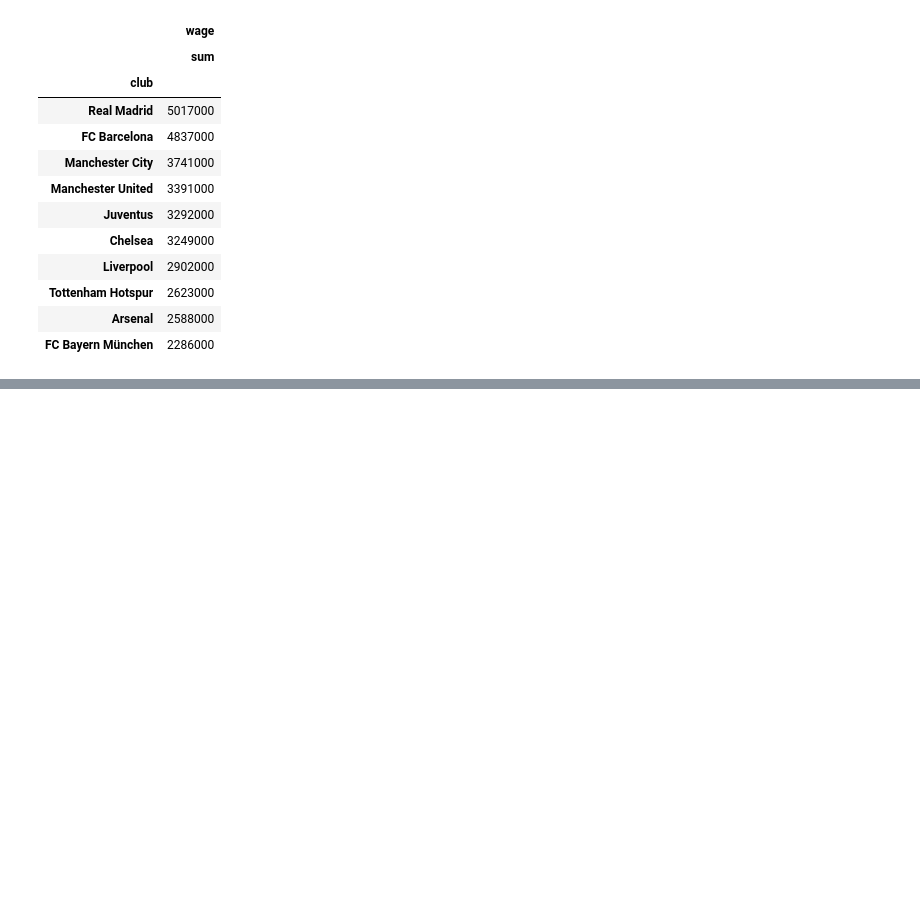
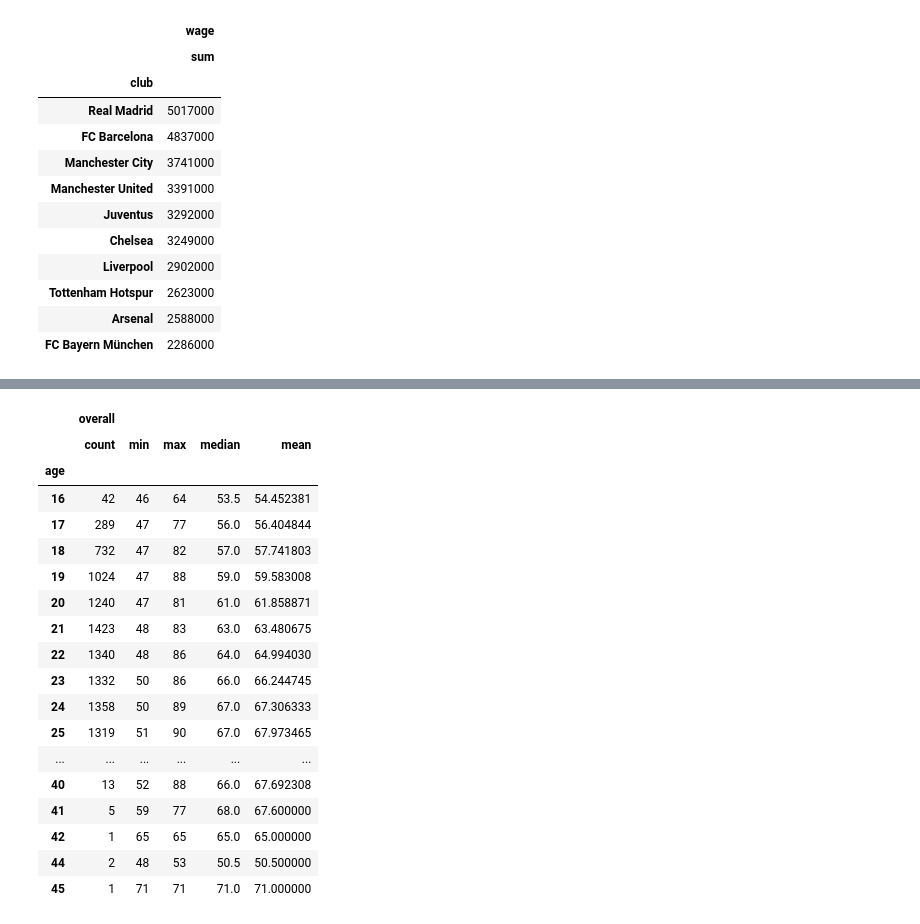
Before and after one commit to Mvital74/datasharing, a Jupyter notebook: exercicio_9.ipynb, the cells around one changed output, grey strips where cells are left out. Cells and saved outputs as stored; diff of their text form; code cells hidden in the pictures; blank space fills up the shorter version.

```diff
--- a/exercicio_9.ipynb
+++ b/exercicio_9.ipynb
@@ -367,0 +385,23 @@ df_gasto_clube.sort_values(('wage', 'sum'), ascending=False).head(10)
+# %%
+df_overall_age = df_fifa18_slice.groupby(['age']).agg({'overall':['count','min', 'max', 'median', 'mean']})
+df_overall_age
+# %% [output]
+|  | overall |  |  |  |  |
+|  | count | min | max | median | mean |
+| age |  |  |  |  |  |
+| 16 | 42 | 46 | 64 | 53.5 | 54.452381 |
+| 17 | 289 | 47 | 77 | 56.0 | 56.404844 |
+| 18 | 732 | 47 | 82 | 57.0 | 57.741803 |
+| 19 | 1024 | 47 | 88 | 59.0 | 59.583008 |
+| 20 | 1240 | 47 | 81 | 61.0 | 61.858871 |
+| 21 | 1423 | 48 | 83 | 63.0 | 63.480675 |
+| 22 | 1340 | 48 | 86 | 64.0 | 64.994030 |
+| 23 | 1332 | 50 | 86 | 66.0 | 66.244745 |
+| 24 | 1358 | 50 | 89 | 67.0 | 67.306333 |
+| 25 | 1319 | 51 | 90 | 67.0 | 67.973465 |
+| ... | ... | ... | ... | ... | ... |
+| 40 | 13 | 52 | 88 | 66.0 | 67.692308 |
+| 41 | 5 | 59 | 77 | 68.0 | 67.600000 |
+| 42 | 1 | 65 | 65 | 65.0 | 65.000000 |
+| 44 | 2 | 48 | 53 | 50.5 | 50.500000 |
+| 45 | 1 | 71 | 71 | 71.0 | 71.000000 |
```
Also changed, not shown: parts of 6 cells of this notebook.
